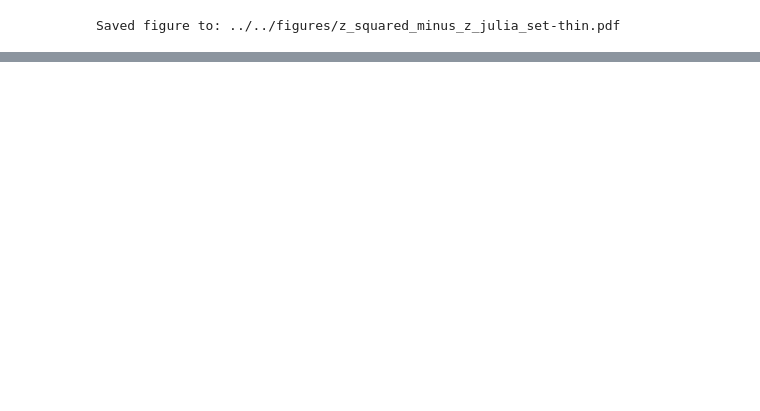
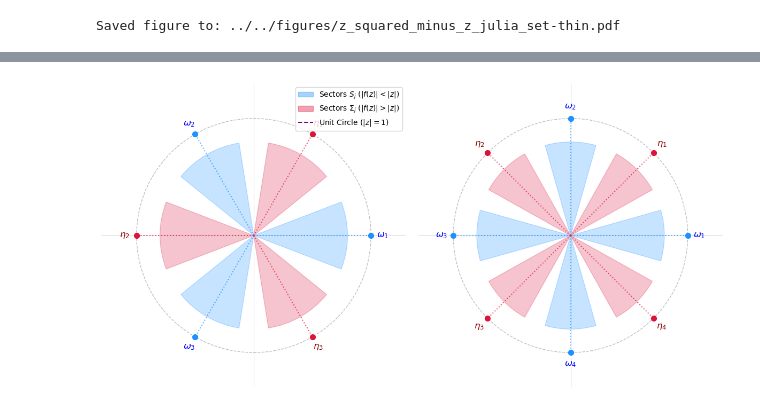
Before and after one commit to adbaldel/Complex-Dynamics-Thesis, a Jupyter notebook: code/notebooks/98-Images_for_notes.ipynb, the cells around one changed output, grey strips where cells are left out. Saved outputs shown, nothing was run; the diff lists cells and outputs as text; code cells hidden in the pictures; blank space fills up the shorter version.

```diff
--- a/code/notebooks/98-Images_for_notes.ipynb
+++ b/code/notebooks/98-Images_for_notes.ipynb
@@ -82,0 +85,96 @@ Saved figure to: ../../figures/z_squared_minus_z_julia_set-thin.pdf
+# %%
+import matplotlib.pyplot as plt
+import matplotlib.patches as patches
+from matplotlib.lines import Line2D
+
+# Let's create a beautiful plot showing the sectors centered at the origin
+# for n = 3 and n = 4, with r_0 < 1 and \theta_0 < \pi/(2n).
+
+fig, axs = plt.subplots(1, 2, figsize=(12, 6))
+ps = [3, 4]
+r_0 = 0.8  # chosen r_0 < 1
+theta_0_factor = 0.7
+
+for idx, p in enumerate(ps):
+    ax = axs[idx]
+
+    # Unit circle for reference
+    unit_circle = plt.Circle((0, 0), 1, color='gray', fill=False, linestyle='--', alpha=0.5, label='Unit Circle ($|z|=1$)')
+    ax.add_artist(unit_circle)
+
+    # Boundary of the sectors circle (r_0)
+    # r0_circle = plt.Circle((0, 0), r_0, color='purple', fill=False, linestyle='--', linewidth=0.5, label=f'Boundary $|z| = r_0$')
+    # ax.add_artist(r0_circle)
+
+    # Axes
+    ax.axhline(0, color='gray', linewidth=0.5, alpha=0.5)
+    ax.axvline(0, color='gray', linewidth=0.5, alpha=0.5)
+
+    # Define \theta_0 < \pi / (2p)
+    theta_max = np.pi / (2 * p)
+    theta_0 = theta_0_factor * theta_max  # strict inequality \theta_0 < \pi/(2p)
+
+    # Roots of 1 (blue dots on unit circle)
+    j_1 = np.arange(p)
+    angles_1 = 2 * np.pi * j_1 / p
+    ax.scatter(np.cos(angles_1), np.sin(angles_1), color='dodgerblue', s=50, zorder=5)
+
+    for j, phi in enumerate(angles_1):
+        # Wedge arguments: center, radius, theta1 (degrees), theta2 (degrees)
+        theta1_deg = np.degrees(phi - theta_0)
+        theta2_deg = np.degrees(phi + theta_0)
+
+        # Shade the sector
+        wedge = patches.Wedge((0, 0), r_0, theta1_deg, theta2_deg,
+                              facecolor='dodgerblue', alpha=0.25, edgecolor='dodgerblue', linewidth=1)
+        ax.add_patch(wedge)
+
+        # Draw the central ray
+        ax.plot([0, 1 * np.cos(phi)], [0, 1 * np.sin(phi)], color='dodgerblue', linestyle=':', alpha=0.7)
+
+        # Label ray outside r_0
+        ax.text(1.1 * np.cos(phi), 1.1 * np.sin(phi), f'$\omega_{j+1}$',
+                    color='blue', fontsize=12, ha='center', va='center')
+
+    # Roots of -1 (red dots on unit circle)
+    angles_minus1 = (np.pi + 2 * np.pi * j_1) / p
+    ax.scatter(np.cos(angles_minus1), np.sin(angles_minus1), color='crimson', s=50, zorder=5)
+
+    # Draw sectors around the rays of roots of -1
+    for j, phi in enumerate(angles_minus1):
+        # Wedge arguments: center, radius, theta1 (degrees), theta2 (degrees)
+        theta1_deg = np.degrees(phi - theta_0)
+        theta2_deg = np.degrees(phi + theta_0)
+
+        # Shade the sector
+        wedge = patches.Wedge((0, 0), r_0, theta1_deg, theta2_deg,
+                              facecolor='crimson', alpha=0.25, edgecolor='crimson', linewidth=1)
+        ax.add_patch(wedge)
+
+        # Draw the central ray
+        ax.plot([0, 1 * np.cos(phi)], [0, 1 * np.sin(phi)], color='crimson', linestyle=':', alpha=0.7)
+
+        # Label ray outside r_0
+        ax.text(1.1 * np.cos(phi), 1.1 * np.sin(phi), f'$\eta_{j+1}$',
+            color='darkred', fontsize=12, ha='center', va='center')
+
+    # ax.set_title(f"Sectors $S_j$ and $\Sigma_j$ for rationally indifferent fixed point", fontsize=14, pad=10)
+    ax.set_xlim(-1.3, 1.3)
+    ax.set_ylim(-1.3, 1.3)
+    ax.set_aspect('equal', 'box')
+    ax.grid(True, which='both', linestyle=':', linewidth=0.5, alpha=0.5)
+    ax.axis('off')  # cleaner look without box ticks
+
+    if idx == 0:
+        legend_elements = [
+            patches.Patch(facecolor='dodgerblue', alpha=0.4, edgecolor='dodgerblue', label=f'Sectors $S_j$ ($|f(z)| < |z|$)'),
+            patches.Patch(facecolor='crimson', alpha=0.4, edgecolor='crimson', label=f'Sectors $\Sigma_j$ ($|f(z)| > |z|$)'),
+            Line2D([0], [0], color='gray', linestyle='--', label='Unit Circle ($|z|=1$)')#,
+            # Line2D([0], [0], color='purple', linestyle='--', label='Boundary $|z| = r_0$')
+        ]
+        ax.legend(handles=legend_elements, loc='upper right', fontsize=10)
+
+plt.tight_layout()
+# plt.savefig('../../figures/sectors_lemma_visualization.pdf')
+# print("Sectors plot saved successfully.")
+# %% [output]
@@ -82,0 +182 @@ Saved figure to: ../../figures/z_squared_minus_z_julia_set-thin.pdf
+[figure, added]
```
Also changed, not shown: parts of 4 cells of this notebook, 36 other files.
